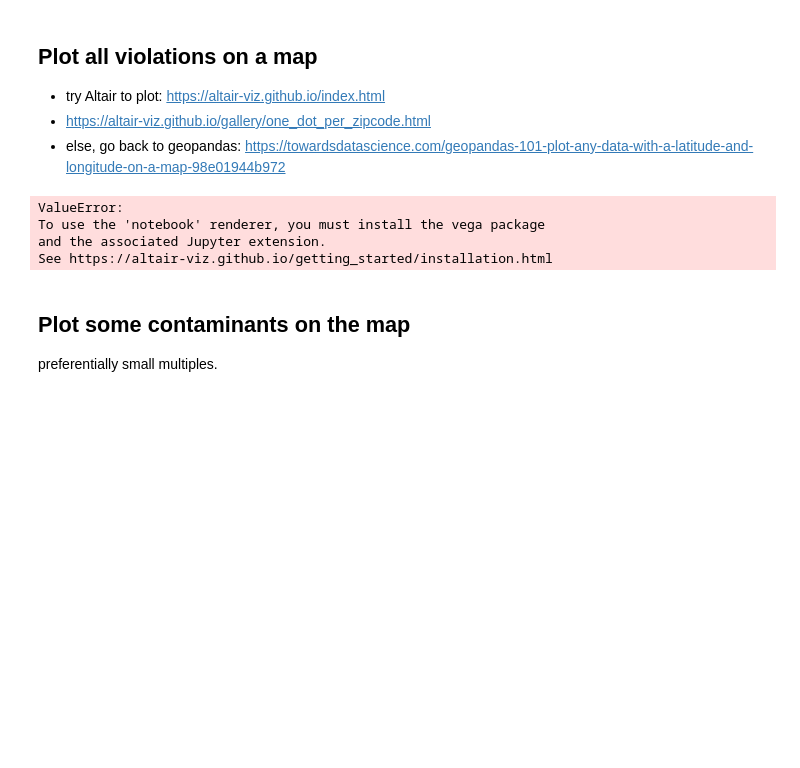
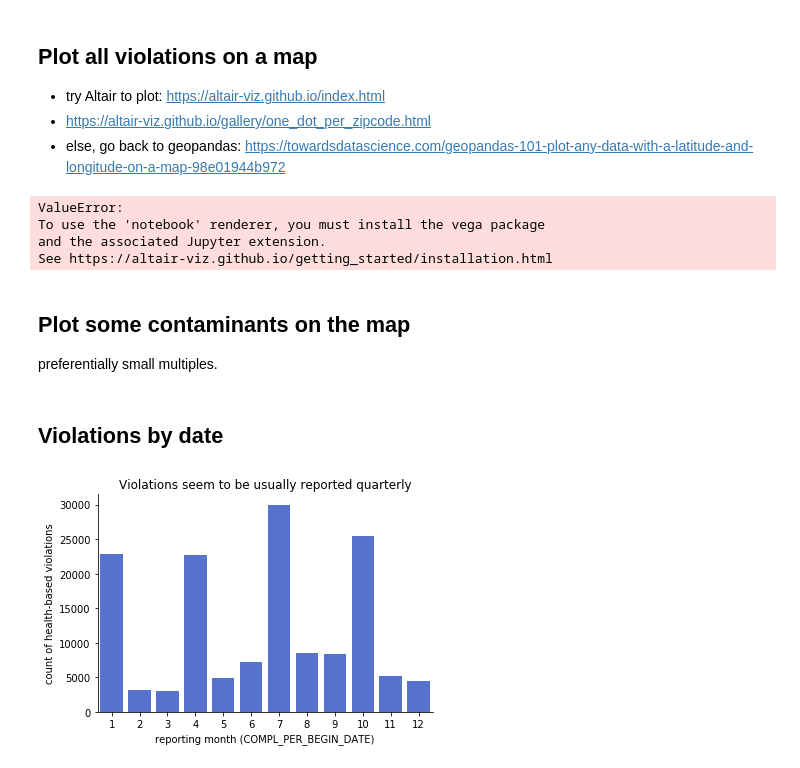
Before and after one commit to codeforboston/safe-water, a Jupyter notebook: code/python/notebooks/exploration_of_contaminants.ipynb, the cells around one changed output. Drawn from its saved outputs; the diff is of its cells as text; code cells hidden in the pictures; blank space fills up the shorter version.

```diff
--- a/code/python/notebooks/exploration_of_contaminants.ipynb
+++ b/code/python/notebooks/exploration_of_contaminants.ipynb
@@ -231,3 +236,18 @@ See https://altair-viz.github.io/getting_started/installation.html
 # %% [markdown]
 ## Plot some contaminants on the map
 preferentially small multiples.
+# %% [markdown]
+## Violations by date
+# %%
+# By MONTH
+viol['COMPL_PER_BEGIN_MONTH'] = pd.DatetimeIndex(viol['COMPL_PER_BEGIN_DATE']).month
+
+viol_by_month = viol.groupby('COMPL_PER_BEGIN_MONTH').count().VIOLATION_ID.reset_index()
+
+p = sns.barplot(x='COMPL_PER_BEGIN_MONTH', y='VIOLATION_ID', data=viol_by_month, color='royalblue')
+p.set(xlabel='reporting month (COMPL_PER_BEGIN_DATE)', ylabel='count of health-based violations',
+      title = 'Violations seem to be usually reported quarterly')
+sns.despine()
+plt.show()
+# %% [output]
+[figure, added]
```
Also changed, not shown: parts of 7 cells of this notebook.
